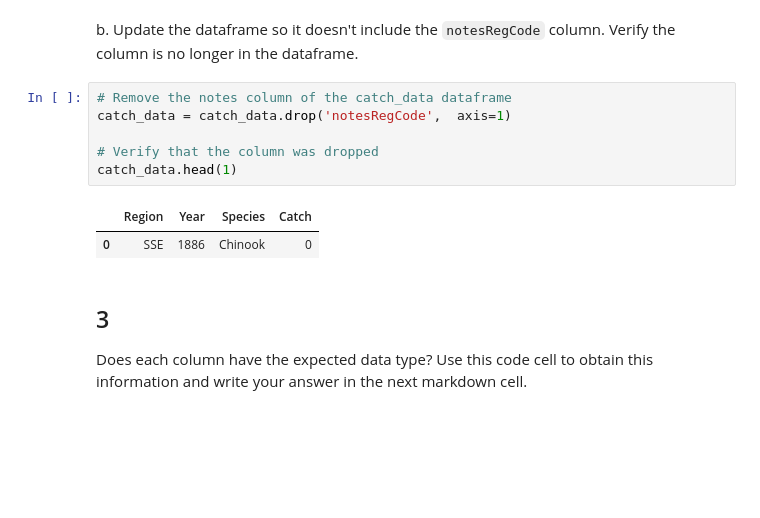
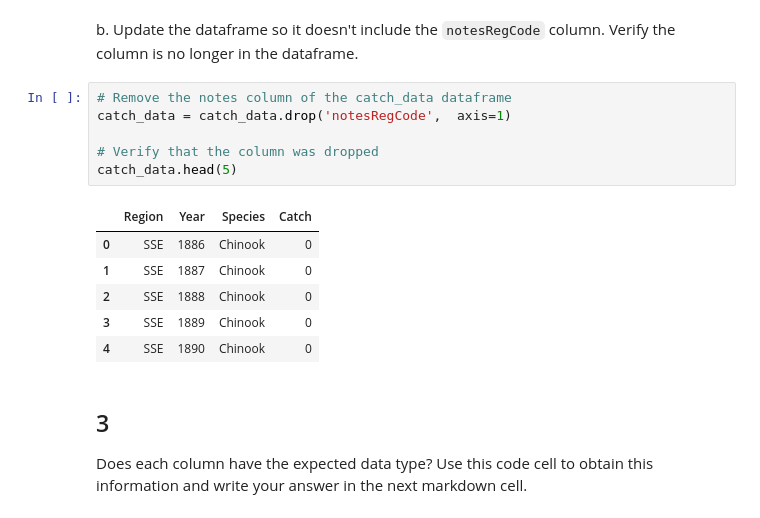
Before and after one commit to jordancsibley/eds220-hwk2, a Jupyter notebook: hwk2-task2-salmon.ipynb, the cells around one changed output. Saved outputs shown, nothing was run; the diff lists cells and outputs as text; blank space fills up the shorter version.

```diff
--- a/hwk2-task2-salmon.ipynb
+++ b/hwk2-task2-salmon.ipynb
@@ -143,12 +143,16 @@ b. Update the dataframe so it doesn't include the `notesRegCode` column. Verify
 # %%
 # Remove the notes column of the catch_data dataframe
 catch_data = catch_data.drop('notesRegCode',  axis=1)
 
 # Verify that the column was dropped
-catch_data.head(1)
+catch_data.head(5)
 # %% [output]
 |  | Region | Year | Species | Catch |
 | 0 | SSE | 1886 | Chinook | 0 |
+| 1 | SSE | 1887 | Chinook | 0 |
+| 2 | SSE | 1888 | Chinook | 0 |
+| 3 | SSE | 1889 | Chinook | 0 |
+| 4 | SSE | 1890 | Chinook | 0 |
 # %% [markdown]
 <!-- BEGIN QUESTION -->
 
```
Also changed, not shown: parts of 7 cells of this notebook.
